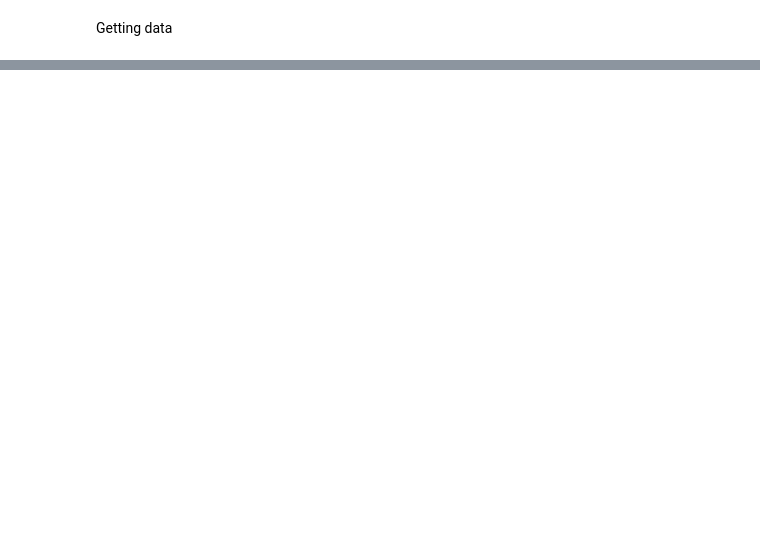
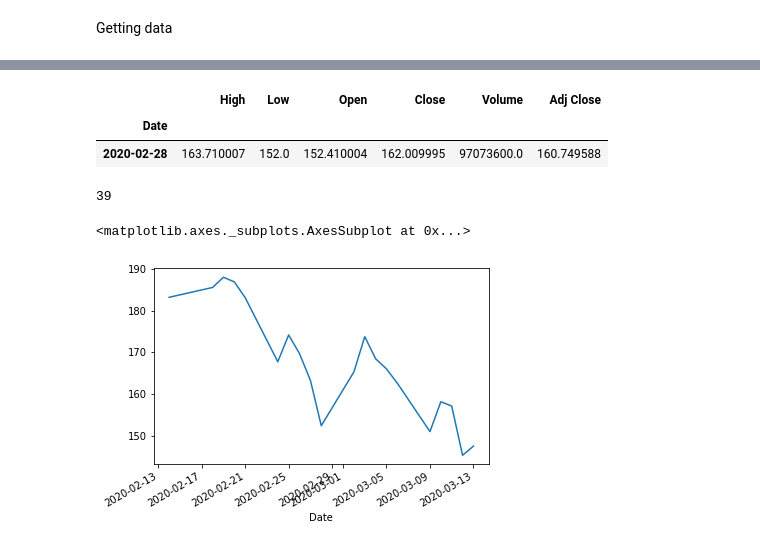
Before and after one commit to tszabad/FCC_dataanalytics, a Jupyter notebook: stock_analysis.ipynb, the cells around one changed output, grey strips where cells are left out. Cells and saved outputs as stored; diff of their text form; code cells hidden in the pictures; blank space fills up the shorter version.

```diff
--- a/stock_analysis.ipynb
+++ b/stock_analysis.ipynb
@@ -25,0 +40,15 @@ plt.legend()
+# %%
+msft.iloc[[msft["Volume"].argmax()]]
+# %% [output]
+|  | High | Low | Open | Close | Volume | Adj Close |
+| Date |  |  |  |  |  |  |
+| 2020-02-28 | 163.710007 | 152.0 | 152.410004 | 162.009995 | 97073600.0 | 160.749588 |
+# %%
+msft["Volume"].argmax()
+# %% [output]
+39
+# %%
+msft["Open"].iloc[30:50].plot()
+# %% [output]
+<matplotlib.axes._subplots.AxesSubplot at 0x...>
+[figure, added]
```
Also changed, not shown: parts of 4 cells of this notebook.
